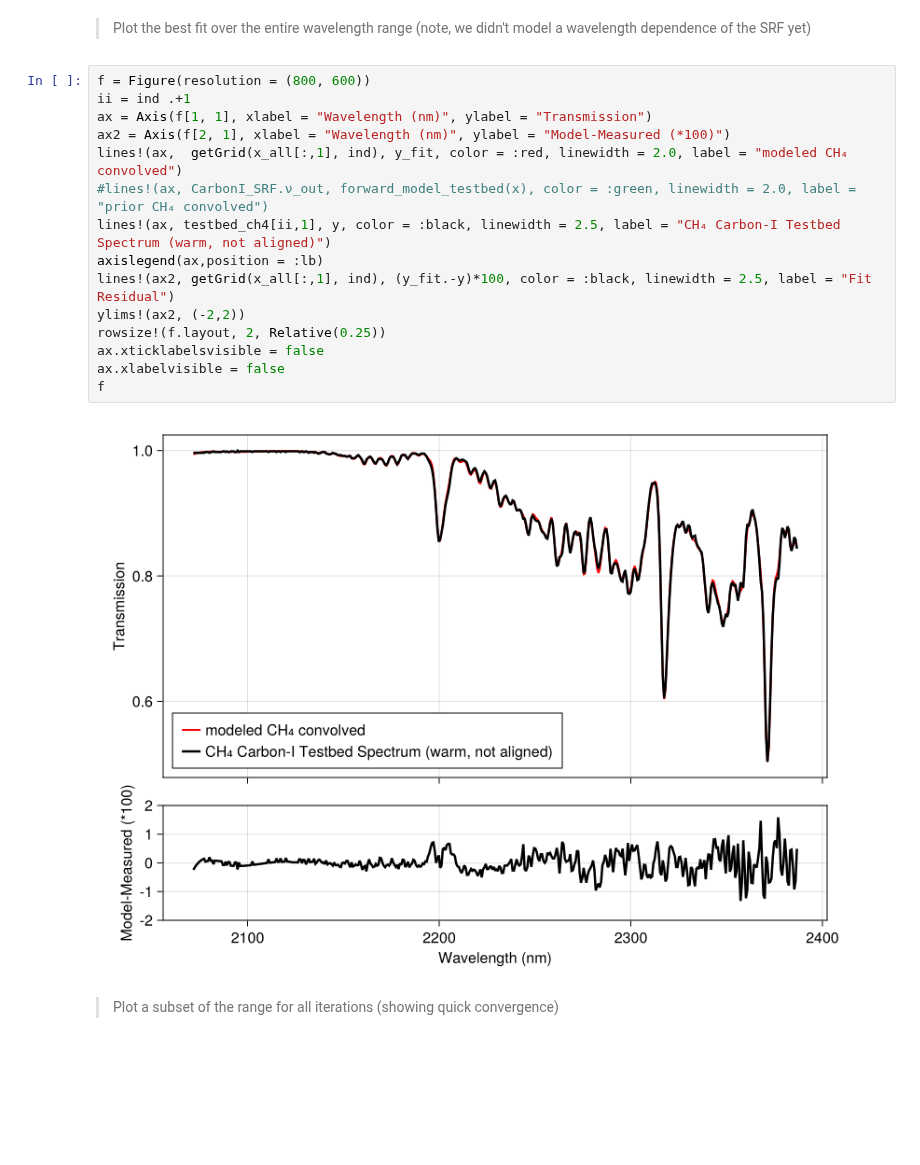
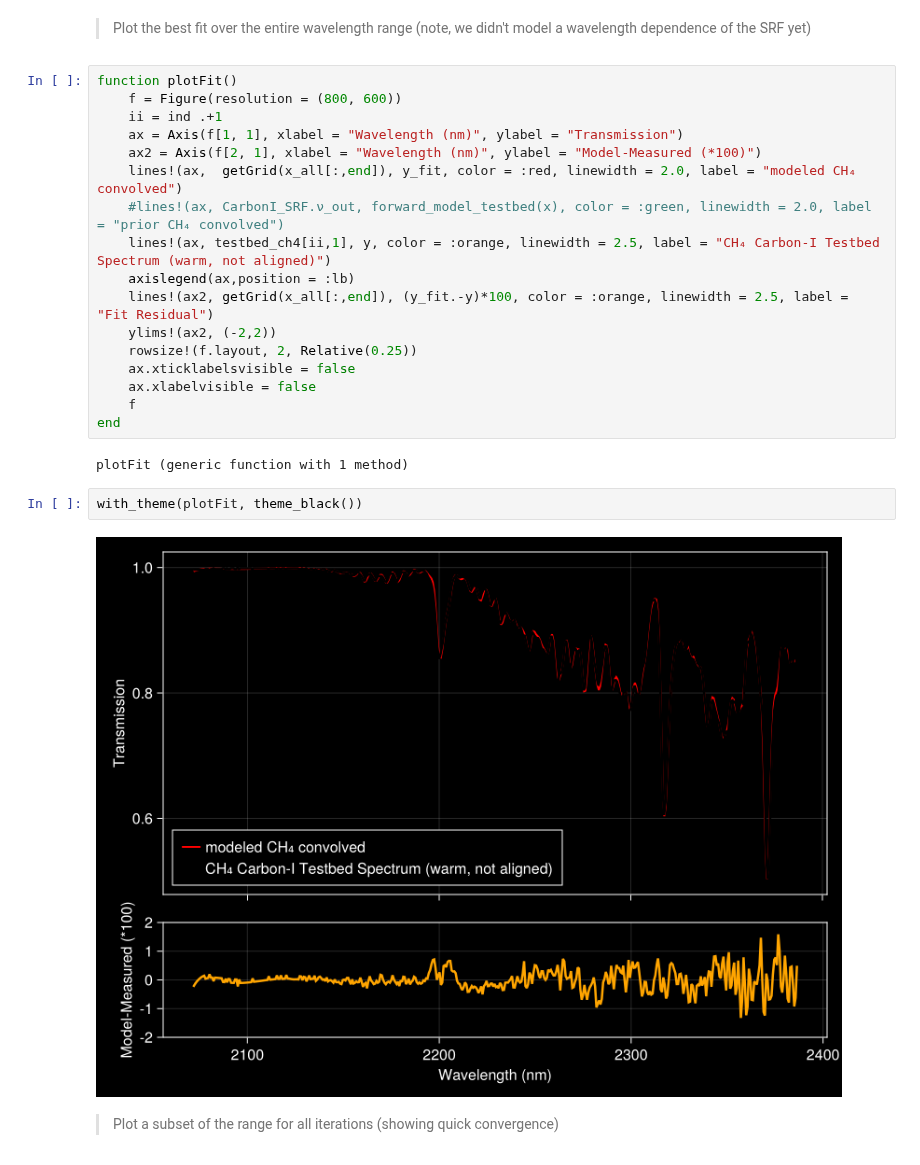
Before and after one commit to Carbon-I/CarbonI, a Jupyter notebook: src/notebooks/TestBed.ipynb, the cells around one changed output. Cells and saved outputs as stored; diff of their text form; blank space fills up the shorter version.

```diff
--- a/src/notebooks/TestBed.ipynb
+++ b/src/notebooks/TestBed.ipynb
@@ -217,22 +224,28 @@ y_fit = forward_model_testbed(x_all[:,end]);
 # %% [markdown]
 > Plot the best fit over the entire wavelength range (note, we didn't model a wavelength dependence of the SRF yet)
 # %%
-f = Figure(resolution = (800, 600))
-ii = ind .+1
-ax = Axis(f[1, 1], xlabel = "Wavelength (nm)", ylabel = "Transmission")
-ax2 = Axis(f[2, 1], xlabel = "Wavelength (nm)", ylabel = "Model-Measured (*100)")
-lines!(ax,  getGrid(x_all[:,1], ind), y_fit, color = :red, linewidth = 2.0, label = "modeled CH₄ convolved")
-#lines!(ax, CarbonI_SRF.ν_out, forward_model_testbed(x), color = :green, linewidth = 2.0, label = "prior CH₄ convolved")
-lines!(ax, testbed_ch4[ii,1], y, color = :black, linewidth = 2.5, label = "CH₄ Carbon-I Testbed Spectrum (warm, not aligned)")
-axislegend(ax,position = :lb)
-lines!(ax2, getGrid(x_all[:,1], ind), (y_fit.-y)*100, color = :black, linewidth = 2.5, label = "Fit Residual")
-ylims!(ax2, (-2,2))
-rowsize!(f.layout, 2, Relative(0.25))
-ax.xticklabelsvisible = false
-ax.xlabelvisible = false
-f
+function plotFit()
+    f = Figure(resolution = (800, 600))
+    ii = ind .+1
+    ax = Axis(f[1, 1], xlabel = "Wavelength (nm)", ylabel = "Transmission")
+    ax2 = Axis(f[2, 1], xlabel = "Wavelength (nm)", ylabel = "Model-Measured (*100)")
+    lines!(ax,  getGrid(x_all[:,end]), y_fit, color = :red, linewidth = 2.0, label = "modeled CH₄ convolved")
+    #lines!(ax, CarbonI_SRF.ν_out, forward_model_testbed(x), color = :green, linewidth = 2.0, label = "prior CH₄ convolved")
+    lines!(ax, testbed_ch4[ii,1], y, color = :orange, linewidth = 2.5, label = "CH₄ Carbon-I Testbed Spectrum (warm, not aligned)")
+    axislegend(ax,position = :lb)
+    lines!(ax2, getGrid(x_all[:,end]), (y_fit.-y)*100, color = :orange, linewidth = 2.5, label = "Fit Residual")
+    ylims!(ax2, (-2,2))
+    rowsize!(f.layout, 2, Relative(0.25))
+    ax.xticklabelsvisible = false
+    ax.xlabelvisible = false
+    f
+end
 # %% [output]
-[figure, removed]
+plotFit (generic function with 1 method)
+# %%
+with_theme(plotFit, theme_black())
+# %% [output]
+[figure, added]
 # %% [markdown]
 > Plot a subset of the range for all iterations (showing quick convergence)
 # %%
```
Also changed, not shown: parts of 5 cells of this notebook, 25 other files.
